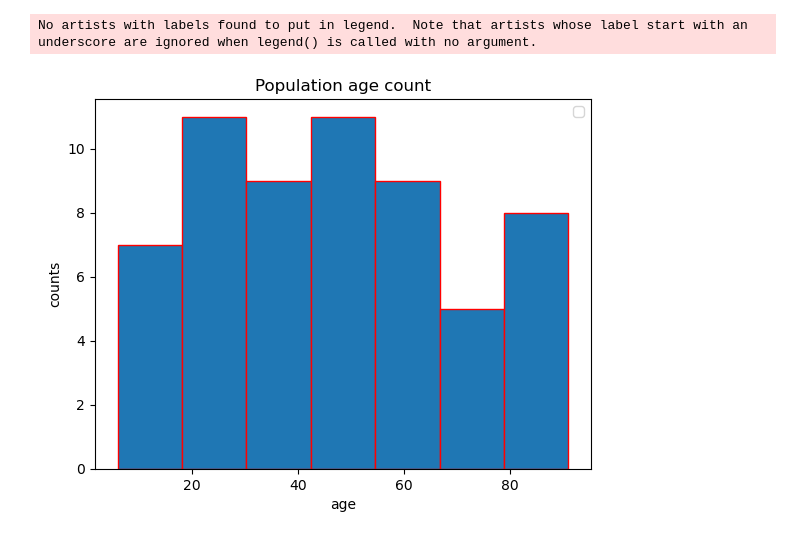
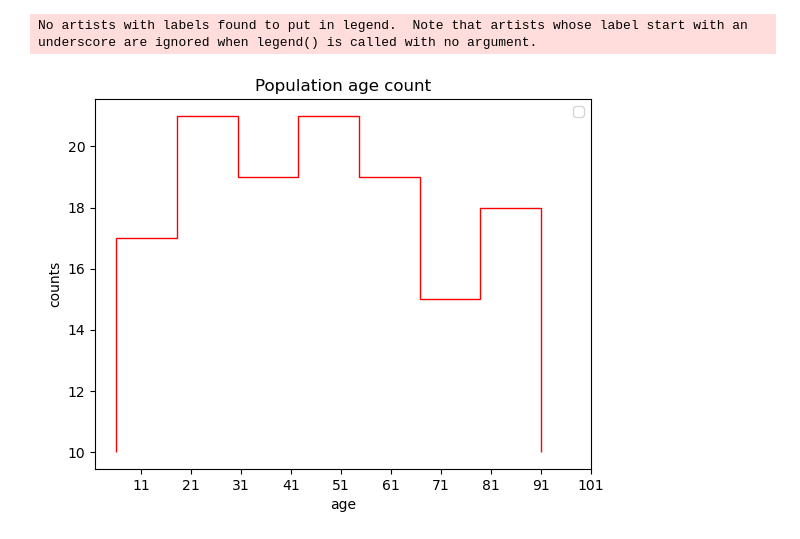
Before and after one commit to maheshkshi400/juypter, a Jupyter notebook: 22_matplotlib.ipynb, the cells around one changed output. Saved outputs shown, nothing was run; the diff lists cells and outputs as text; code cells hidden in the pictures.

```diff
--- a/22_matplotlib.ipynb
+++ b/22_matplotlib.ipynb
@@ -1,29 +1,30 @@
 # %%
 import matplotlib.pyplot as plt
 import numpy as np
 
 w=0.3
 
 x=[8,12,11,27,20,43,32,21,10,21,
    41,63,90,51,30,75,80,23,36,51,
    31,9,6,43,56,91,32,46,57,67,
    81,71,61,40,52,47,58,83,90,21,
    71,45,23,52,65,32,35,56,27,56,
    31,89,43,30,51,21,11,65,75,89]
 
 y =[11,21,31,41,51,61,71,81,91,101]
 
-plt.hist(x,"auto",ec="red")
+plt.hist(x,"auto",color="pink",ec="red",bottom=10,histtype="step")
 
 
 
 plt.xlabel("age")
 plt.ylabel("counts")
 plt.title("Population age count")
+plt.xticks(y)
 
 
 plt.legend()
 plt.show()
 # %% [output]
 No artists with labels found to put in legend.  Note that artists whose label start with an underscore are ignored when legend() is called with no argument.
-[figure, old version]
+[figure, new version]
```
Also changed, not shown: 3 other files.
